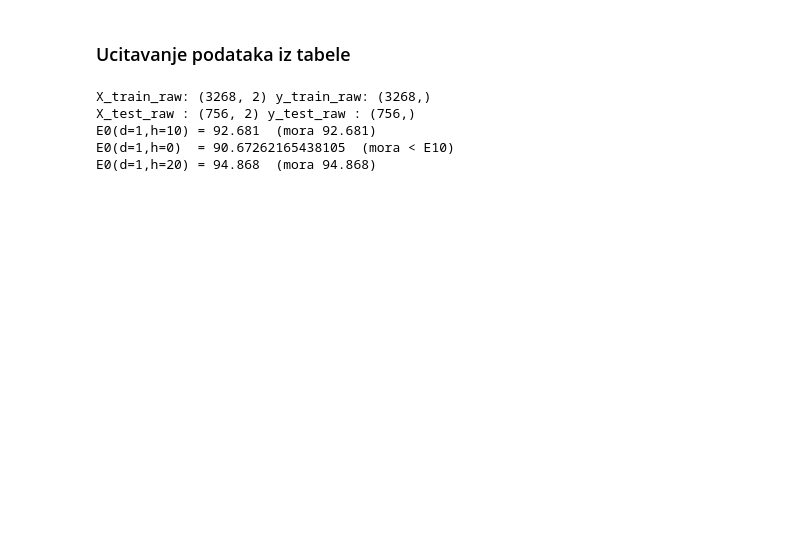
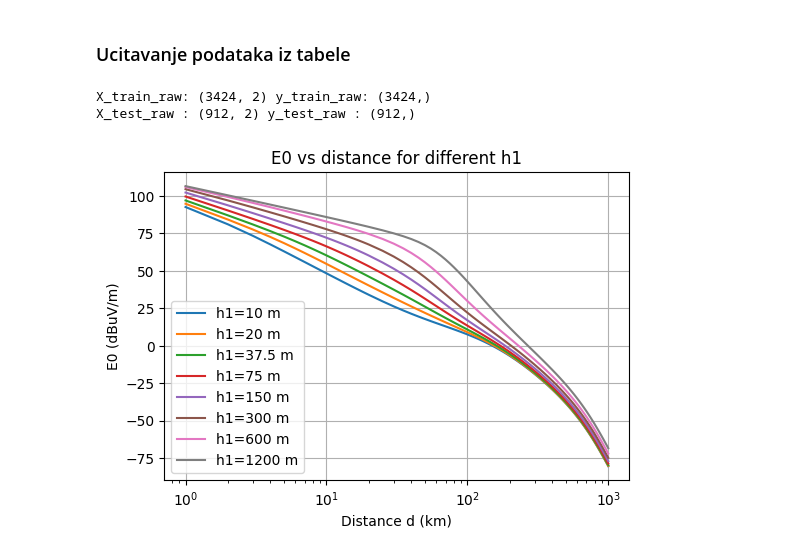
Before and after one commit to katarinaast/ArtificialIntelligenceInCommunicationSystems, a Jupyter notebook: projekat.ipynb, the cells around one changed output. Cells and saved outputs as stored; diff of their text form; code cells hidden in the pictures; blank space fills up the shorter version.

```diff
--- a/projekat.ipynb
+++ b/projekat.ipynb
@@ -266,10 +266,10 @@ E0_func = lambda d, h: E0_600mhz_any_h1(
     clamp_to_free_space=True
 )
 
-h1_train_tab   = [10.0, 37.5, 75.0, 150.0, 300.0, 600.0]
-h1_test_tab    = [20.0, 1200.0]
+h1_train_tab   = [10.0, 20, 37.5, 75.0, 150.0, 300.0, 600.0, 1200.0]
+h1_test_tab    = [15.0, 25.0, 250.0, 800.0]
 
-h1_train_small = [0.0, 2.0, 5.0, 8.0]
+h1_train_small = [0.1, 2.0, 5.0, 8.0]
 h1_test_small  = [1.0, 3.0, 7.0]
 
 X_train_raw, y_train_raw, X_test_raw, y_test_raw = build_train_test_dataset_inverse(
@@ -287,8 +287,31 @@ X_train_raw, y_train_raw, X_test_raw, y_test_raw = build_train_test_dataset_inve
 print("X_train_raw:", X_train_raw.shape, "y_train_raw:", y_train_raw.shape)
 print("X_test_raw :", X_test_raw.shape,  "y_test_raw :", y_test_raw.shape)
 # %% [output]
-X_train_raw: (3268, 2) y_train_raw: (3268,)
-X_test_raw : (756, 2) y_test_raw : (756,)
-E0(d=1,h=10) = 92.681  (mora 92.681)
-E0(d=1,h=0)  = 90.67262165438105  (mora < E10)
-E0(d=1,h=20) = 94.868  (mora 94.868)
+X_train_raw: (3424, 2) y_train_raw: (3424,)
+X_test_raw : (912, 2) y_test_raw : (912,)
+# %%
+import matplotlib.pyplot as plt
+import numpy as np
+
+def plot_E0_curves(E0_func, h_list, d_grid):
+    plt.figure(figsize=(6,4))
+
+    for h in h_list:
+        E_vals = [E0_func(float(d), float(h)) for d in d_grid]
+        plt.plot(d_grid, E_vals, label=f"h1={h} m")
+
+    plt.xscale("log")
+    plt.xlabel("Distance d (km)")
+    plt.ylabel("E0 (dBuV/m)")
+    plt.title("E0 vs distance for different h1")
+    plt.legend()
+    plt.grid(True)
+    plt.show()
+
+plot_E0_curves(
+    E0_func,
+    h_list=[10, 20, 37.5, 75, 150, 300, 600, 1200],
+    d_grid=d_grid
+)
+# %% [output]
+[figure, added]
```
Also changed, not shown: parts of 8 cells of this notebook.
